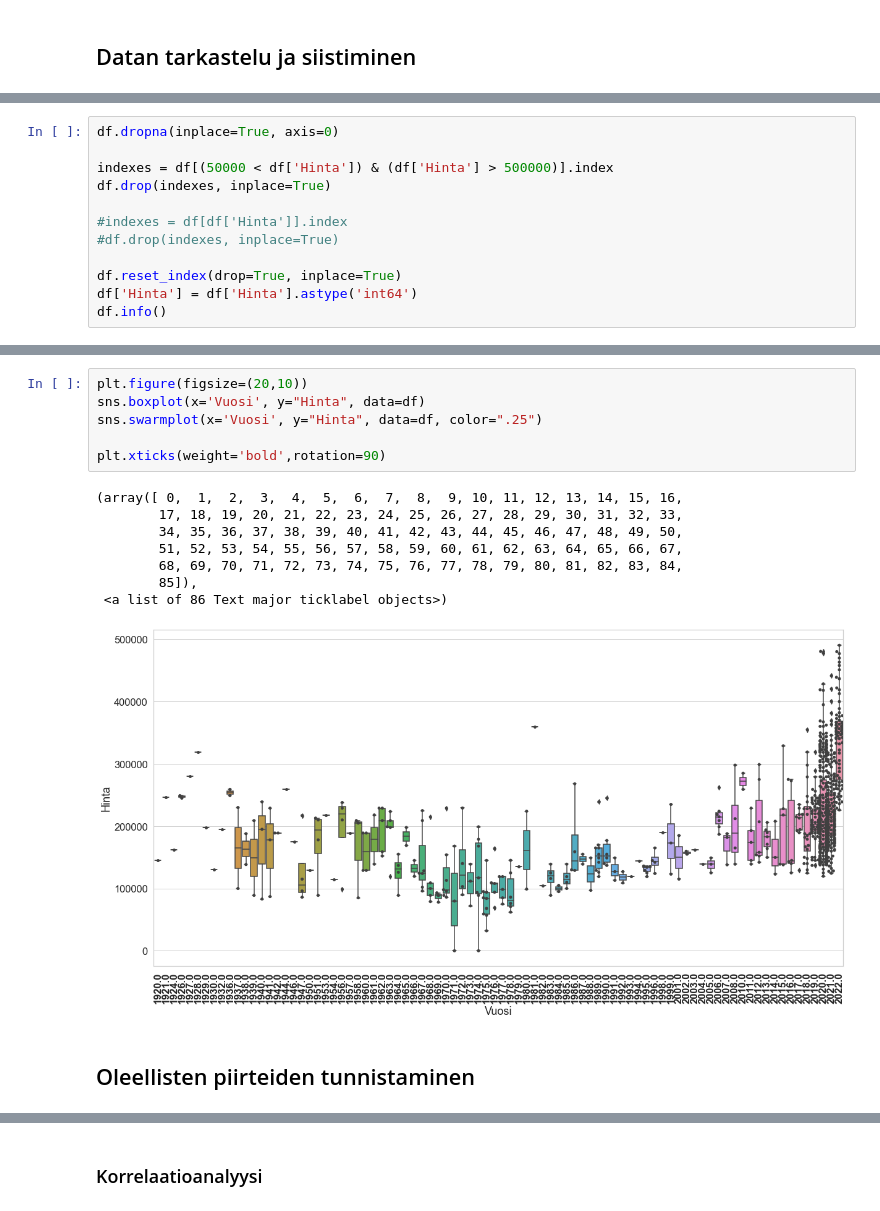
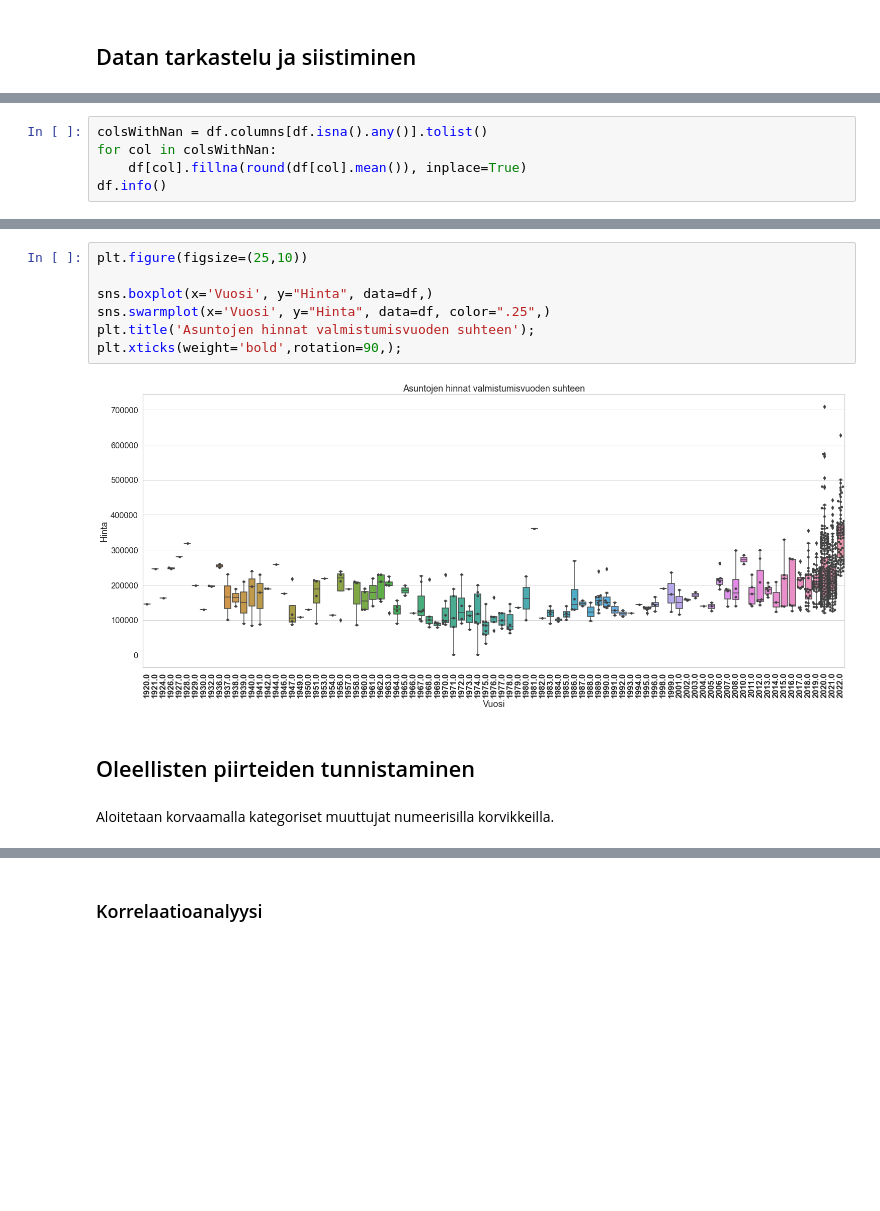
Before and after one commit to tuomak-uni/joda, a Jupyter notebook: Tampereen_kaksiot.ipynb, the cells around one changed output, grey strips where cells are left out. Saved outputs shown, nothing was run; the diff lists cells and outputs as text; blank space fills up the shorter version.

```diff
--- a/Tampereen_kaksiot.ipynb
+++ b/Tampereen_kaksiot.ipynb
@@ -208,12 +205,0 @@ Viimeisimmän komennon tulosteesta voidaan nähdä joissakin sarakkeissa olevan
-# %%
-df.dropna(inplace=True, axis=0)
-
-indexes = df[(50000 < df['Hinta']) & (df['Hinta'] > 500000)].index
-df.drop(indexes, inplace=True)
-
-#indexes = df[df['Hinta']].index
-#df.drop(indexes, inplace=True)
-
-df.reset_index(drop=True, inplace=True)
-df['Hinta'] = df['Hinta'].astype('int64')
-df.info()
@@ -235,0 +206,5 @@ memory usage: 44.2+ KB
+# %%
+colsWithNan = df.columns[df.isna().any()].tolist()
+for col in colsWithNan:
+    df[col].fillna(round(df[col].mean()), inplace=True)
+df.info()
@@ -248,17 +243,13 @@ sns.distplot(df['Hinta'], rug=True)
 # %%
-plt.figure(figsize=(20,10))
-sns.boxplot(x='Vuosi', y="Hinta", data=df)
-sns.swarmplot(x='Vuosi', y="Hinta", data=df, color=".25")
+plt.figure(figsize=(25,10))
 
-plt.xticks(weight='bold',rotation=90)
+sns.boxplot(x='Vuosi', y="Hinta", data=df,)
+sns.swarmplot(x='Vuosi', y="Hinta", data=df, color=".25",)
+plt.title('Asuntojen hinnat valmistumisvuoden suhteen');
+plt.xticks(weight='bold',rotation=90,);
 # %% [output]
-(array([ 0,  1,  2,  3,  4,  5,  6,  7,  8,  9, 10, 11, 12, 13, 14, 15, 16,
-        17, 18, 19, 20, 21, 22, 23, 24, 25, 26, 27, 28, 29, 30, 31, 32, 33,
-        34, 35, 36, 37, 38, 39, 40, 41, 42, 43, 44, 45, 46, 47, 48, 49, 50,
-        51, 52, 53, 54, 55, 56, 57, 58, 59, 60, 61, 62, 63, 64, 65, 66, 67,
-        68, 69, 70, 71, 72, 73, 74, 75, 76, 77, 78, 79, 80, 81, 82, 83, 84,
-        85]),
- <a list of 86 Text major ticklabel objects>)
-[figure, old version]
+[figure, new version]
 # %% [markdown]
 ## Oleellisten piirteiden tunnistaminen
+# %% [markdown]
+Aloitetaan korvaamalla kategoriset muuttujat numeerisilla korvikkeilla.
```
Also changed, not shown: parts of 41 cells of this notebook, 1 other file.
